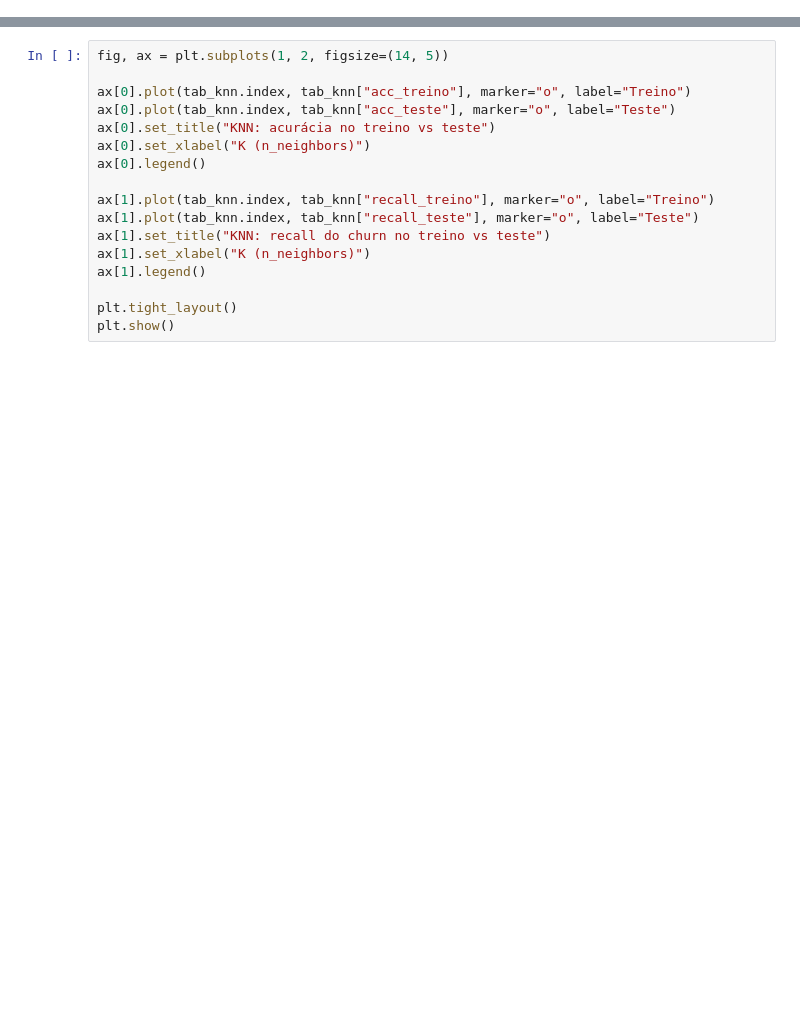
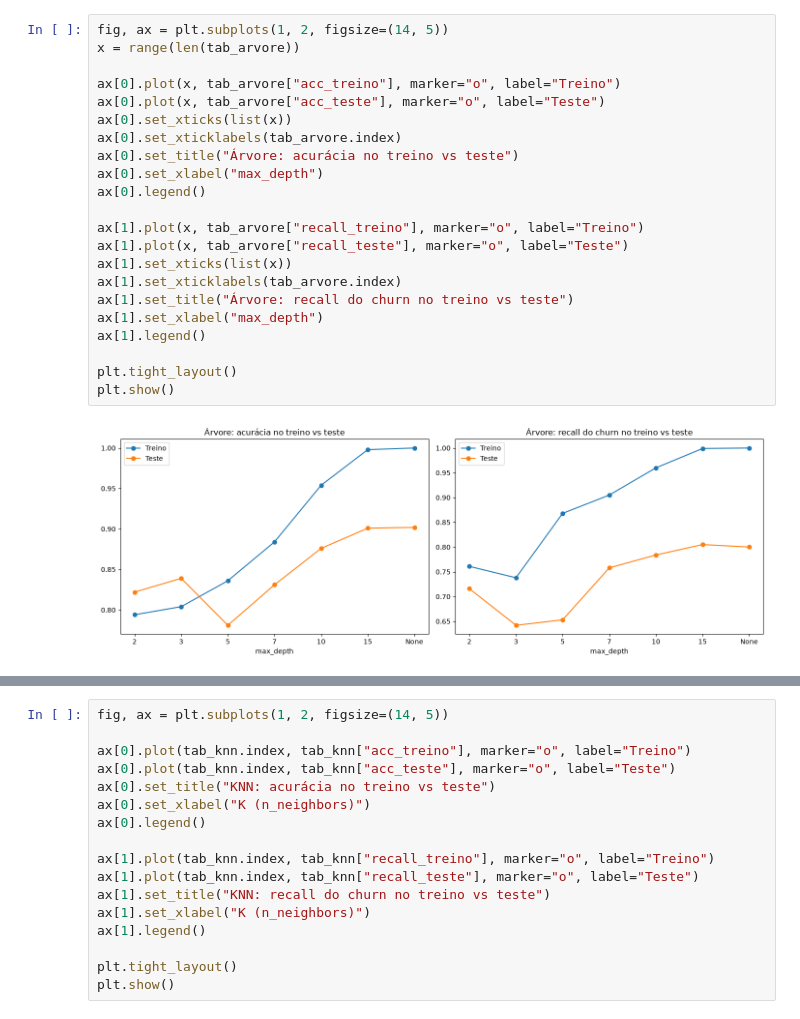
Before and after one commit to Lucas-Magalhaes-oficial/projeto-avaliativo-ml-churn-LUCAS-SARMENTO, a Jupyter notebook: notebooks/projeto_churn.ipynb, the cells around one changed output, grey strips where cells are left out. Drawn from its saved outputs; the diff is of its cells as text; blank space fills up the shorter version.

```diff
--- a/notebooks/projeto_churn.ipynb
+++ b/notebooks/projeto_churn.ipynb
@@ -0,0 +1,24 @@
+# %%
+fig, ax = plt.subplots(1, 2, figsize=(14, 5))
+x = range(len(tab_arvore))
+
+ax[0].plot(x, tab_arvore["acc_treino"], marker="o", label="Treino")
+ax[0].plot(x, tab_arvore["acc_teste"], marker="o", label="Teste")
+ax[0].set_xticks(list(x))
+ax[0].set_xticklabels(tab_arvore.index)
+ax[0].set_title("Árvore: acurácia no treino vs teste")
+ax[0].set_xlabel("max_depth")
+ax[0].legend()
+
+ax[1].plot(x, tab_arvore["recall_treino"], marker="o", label="Treino")
+ax[1].plot(x, tab_arvore["recall_teste"], marker="o", label="Teste")
+ax[1].set_xticks(list(x))
+ax[1].set_xticklabels(tab_arvore.index)
+ax[1].set_title("Árvore: recall do churn no treino vs teste")
+ax[1].set_xlabel("max_depth")
+ax[1].legend()
+
+plt.tight_layout()
+plt.show()
+# %% [output]
+[figure, added]
```
Also changed, not shown: parts of 2 cells of this notebook.
